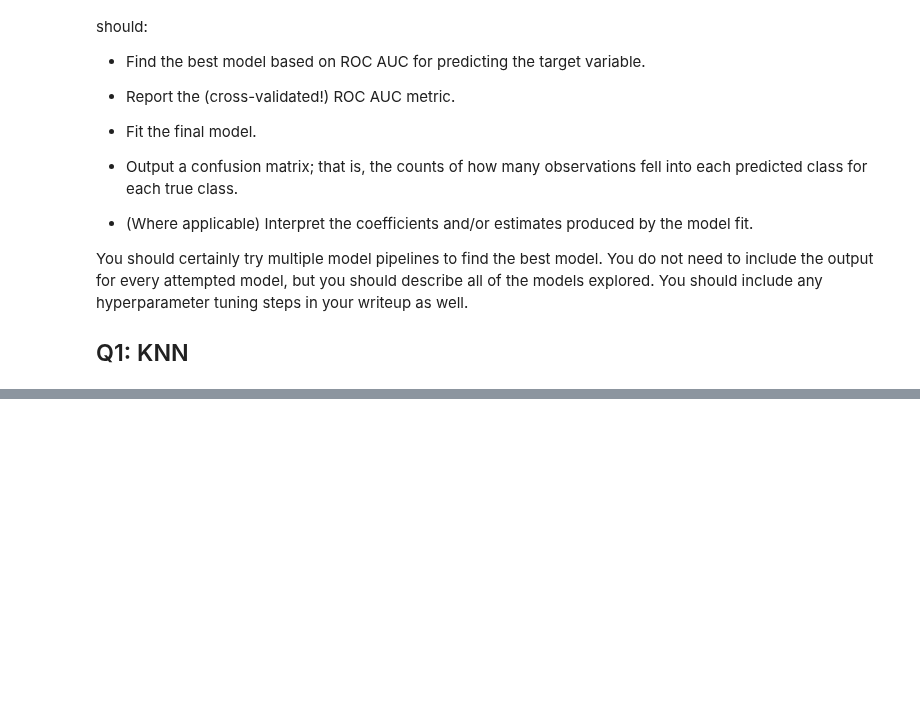
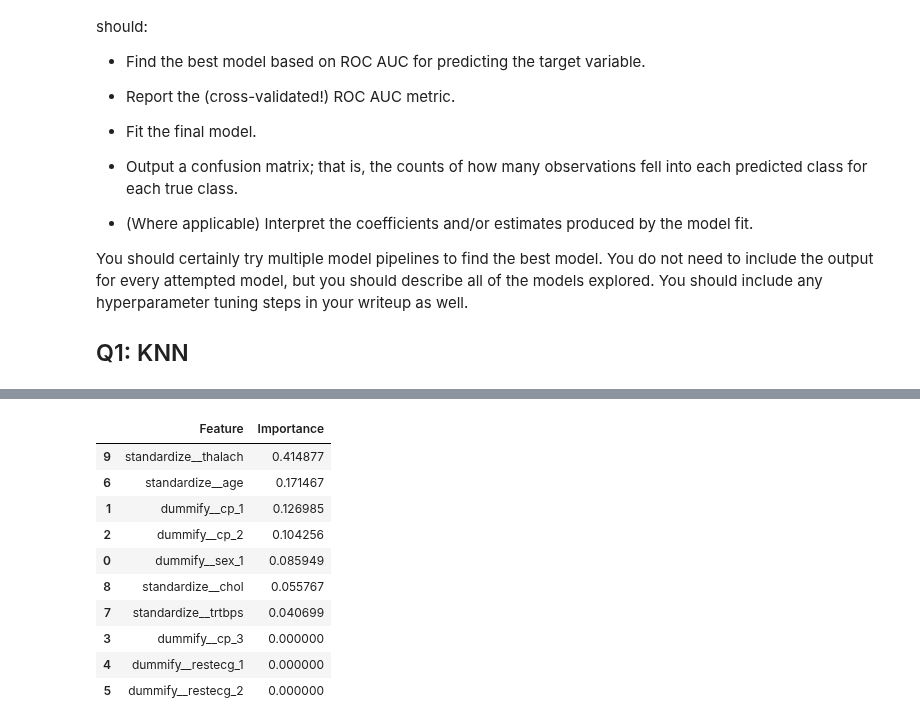
Before and after one commit to chloefeehan/GSB544, a Jupyter notebook: Labs/Lab7/Lab7.ipynb, the cells around one changed output, grey strips where cells are left out. Saved outputs shown, nothing was run; the diff lists cells and outputs as text; code cells hidden in the pictures; blank space fills up the shorter version.

```diff
--- a/Labs/Lab7/Lab7.ipynb
+++ b/Labs/Lab7/Lab7.ipynb
@@ -362,0 +241,53 @@ Feature Importances:
+# %%
+# Create pipeline
+tree_pipeline = Pipeline([
+    ("preprocessing", ct),
+    ("classifier", DecisionTreeClassifier(random_state=1))
+])
+
+# Specify parameters for grid search
+params = {
+    "classifier__max_depth": [None, 5, 10, 20],
+    "classifier__min_samples_split": [2, 10, 20],
+    "classifier__min_samples_leaf": [1, 5, 10]
+}
+
+# Perform grid search
+tree_grid_search = GridSearchCV(tree_pipeline, params, cv=5, scoring="roc_auc")
+tree_grid_search.fit(X_train, y_train)
+
+# Get best model and parameters
+tree_best_model = tree_grid_search.best_estimator_
+tree_best_params = tree_grid_search.best_params_
+
+# Cross-validated ROC AUC
+tree_cv = cross_val_score(tree_best_model, X_train, y_train, scoring="roc_auc", cv=5).mean()
+
+# Fit the final model on the training data
+tree_best_model.fit(X_train, y_train)
+
+# Predictions on the test set
+tree_y_pred = tree_best_model.predict(X_test)
+tree_y_pred_proba = tree_best_model.predict_proba(X_test)
+
+# Confusion matrix
+conf_matrix = confusion_matrix(y_test, tree_y_pred)
+
+# Classification report
+class_report = classification_report(y_test, tree_y_pred)
+
+# Get feature importances from the decision tree
+feature_importances = tree_best_model.named_steps["classifier"].feature_importances_
+feature_names = tree_best_model.named_steps["preprocessing"].get_feature_names_out()
+importance_df = pd.DataFrame({"Feature": feature_names, "Importance": feature_importances}).sort_values(by="Importance", ascending=False)
+
+# Print Results
+print(f"Best Parameters: {tree_best_params}")
+print(f"Cross-Validated ROC AUC: {tree_cv:.4f}")
+print("\nConfusion Matrix:")
+print(pd.DataFrame(conf_matrix, index=["True 0", "True 1"], columns=["Pred 0", "Pred 1"]))
+print("\nClassification Report:")
+print(class_report)
+print("\nFeature Importances:")
+importance_df
+# %% [output]
@@ -362,0 +311,11 @@ Feature Importances:
+|  | Feature | Importance |
+| 9 | standardize__thalach | 0.414877 |
+| 6 | standardize__age | 0.171467 |
+| 1 | dummify__cp_1 | 0.126985 |
+| 2 | dummify__cp_2 | 0.104256 |
+| 0 | dummify__sex_1 | 0.085949 |
+| 8 | standardize__chol | 0.055767 |
+| 7 | standardize__trtbps | 0.040699 |
+| 3 | dummify__cp_3 | 0.000000 |
+| 4 | dummify__restecg_1 | 0.000000 |
+| 5 | dummify__restecg_2 | 0.000000 |
```
Also changed, not shown: parts of 18 cells of this notebook.
